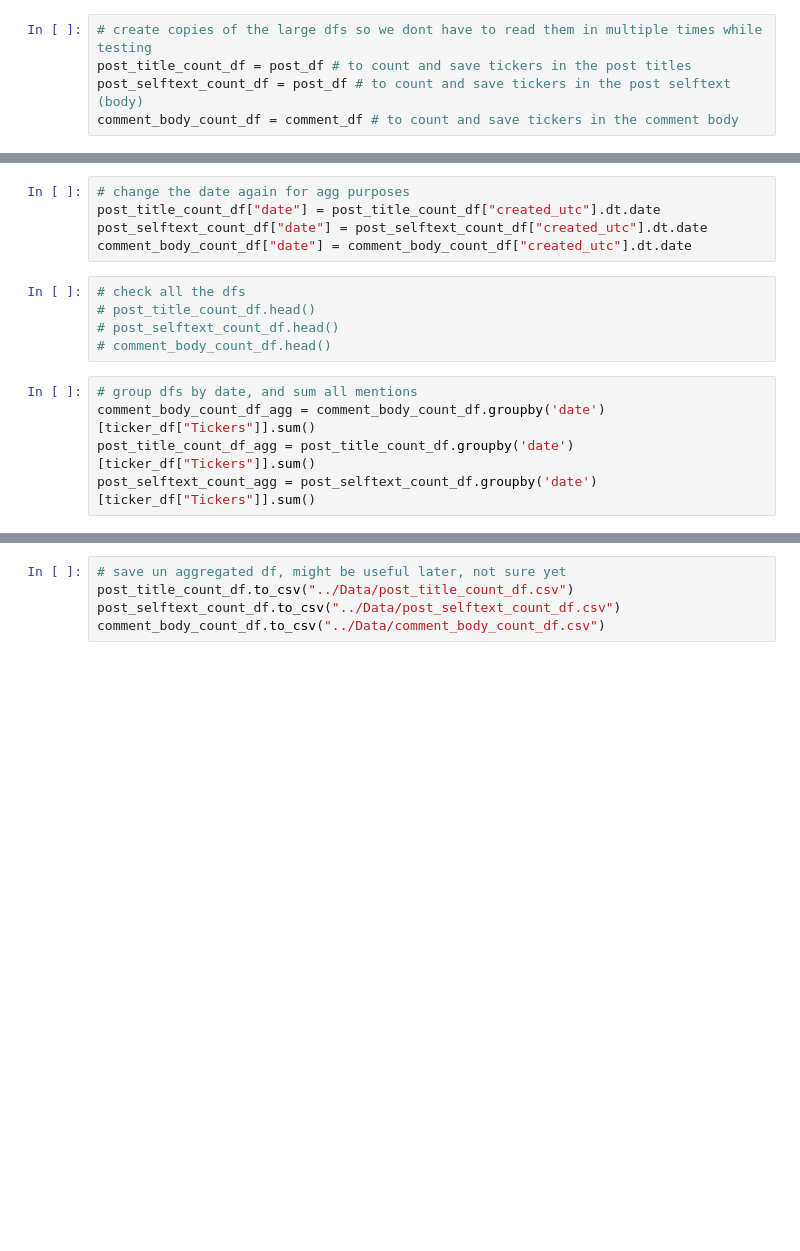
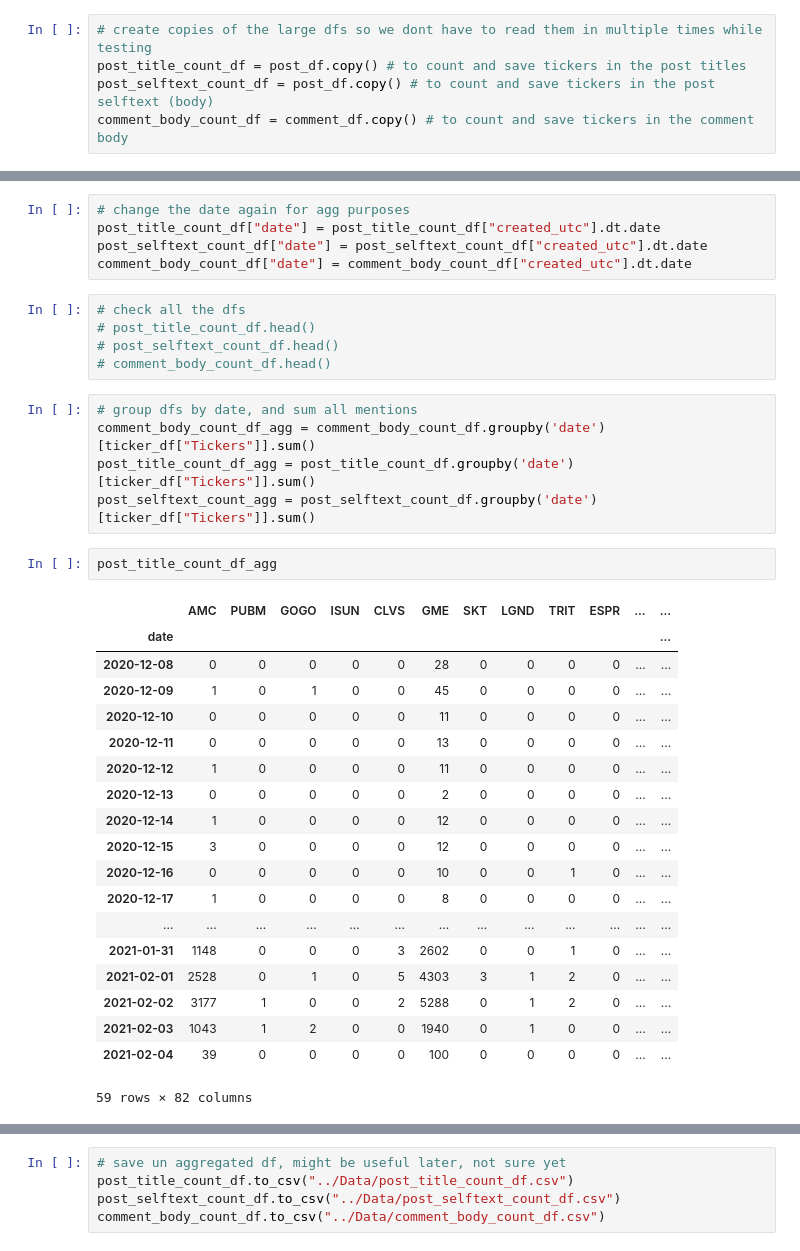
Before and after one commit to tylersojka/Final_Project_WSB, a Jupyter notebook: Cleaning_ETL/counting_posts_comments.ipynb, the cells around one changed output, grey strips where cells are left out. Cells and saved outputs as stored; diff of their text form; blank space fills up the shorter version.

Commit message:
fixed a little issue with the numbers in the agg counts not being correct and repeatable, started to play with building the ML dataset

```diff
--- a/Cleaning_ETL/counting_posts_comments.ipynb
+++ b/Cleaning_ETL/counting_posts_comments.ipynb
@@ -23,8 +23,8 @@ Wall time: 7.18 ms
 # %%
 # create copies of the large dfs so we dont have to read them in multiple times while testing
-post_title_count_df = post_df # to count and save tickers in the post titles
-post_selftext_count_df = post_df # to count and save tickers in the post selftext (body)
-comment_body_count_df = comment_df # to count and save tickers in the comment body
+post_title_count_df = post_df.copy() # to count and save tickers in the post titles
+post_selftext_count_df = post_df.copy() # to count and save tickers in the post selftext (body)
+comment_body_count_df = comment_df.copy() # to count and save tickers in the comment body
 # %%
 # convert the utc date to standard us format (left it labeled utc, oh well)
 comment_df["created_utc"] = pd.to_datetime(comment_df["created_utc"], unit="s")
@@ -58,3 +59,25 @@ comment_body_count_df["date"] = comment_body_count_df["created_utc"].dt.date
 comment_body_count_df_agg = comment_body_count_df.groupby('date')[ticker_df["Tickers"]].sum()
 post_title_count_df_agg = post_title_count_df.groupby('date')[ticker_df["Tickers"]].sum()
 post_selftext_count_agg = post_selftext_count_df.groupby('date')[ticker_df["Tickers"]].sum()
+# %%
+post_title_count_df_agg
+# %% [output]
+|  | AMC | PUBM | GOGO | ISUN | CLVS | GME | SKT | LGND | TRIT | ESPR | ... | ... |
+| date |  |  |  |  |  |  |  |  |  |  |  | ... |
+| 2020-12-08 | 0 | 0 | 0 | 0 | 0 | 28 | 0 | 0 | 0 | 0 | ... | ... |
+| 2020-12-09 | 1 | 0 | 1 | 0 | 0 | 45 | 0 | 0 | 0 | 0 | ... | ... |
+| 2020-12-10 | 0 | 0 | 0 | 0 | 0 | 11 | 0 | 0 | 0 | 0 | ... | ... |
+| 2020-12-11 | 0 | 0 | 0 | 0 | 0 | 13 | 0 | 0 | 0 | 0 | ... | ... |
+| 2020-12-12 | 1 | 0 | 0 | 0 | 0 | 11 | 0 | 0 | 0 | 0 | ... | ... |
+| 2020-12-13 | 0 | 0 | 0 | 0 | 0 | 2 | 0 | 0 | 0 | 0 | ... | ... |
+| 2020-12-14 | 1 | 0 | 0 | 0 | 0 | 12 | 0 | 0 | 0 | 0 | ... | ... |
+| 2020-12-15 | 3 | 0 | 0 | 0 | 0 | 12 | 0 | 0 | 0 | 0 | ... | ... |
+| 2020-12-16 | 0 | 0 | 0 | 0 | 0 | 10 | 0 | 0 | 1 | 0 | ... | ... |
+| 2020-12-17 | 1 | 0 | 0 | 0 | 0 | 8 | 0 | 0 | 0 | 0 | ... | ... |
+| ... | ... | ... | ... | ... | ... | ... | ... | ... | ... | ... | ... | ... |
+| 2021-01-31 | 1148 | 0 | 0 | 0 | 3 | 2602 | 0 | 0 | 1 | 0 | ... | ... |
+| 2021-02-01 | 2528 | 0 | 1 | 0 | 5 | 4303 | 3 | 1 | 2 | 0 | ... | ... |
+| 2021-02-02 | 3177 | 1 | 0 | 0 | 2 | 5288 | 0 | 1 | 2 | 0 | ... | ... |
+| 2021-02-03 | 1043 | 1 | 2 | 0 | 0 | 1940 | 0 | 1 | 0 | 0 | ... | ... |
+| 2021-02-04 | 39 | 0 | 0 | 0 | 0 | 100 | 0 | 0 | 0 | 0 | ... | ... |
+59 rows × 82 columns
```
Also changed, not shown: parts of 4 cells of this notebook, 7 other files.
